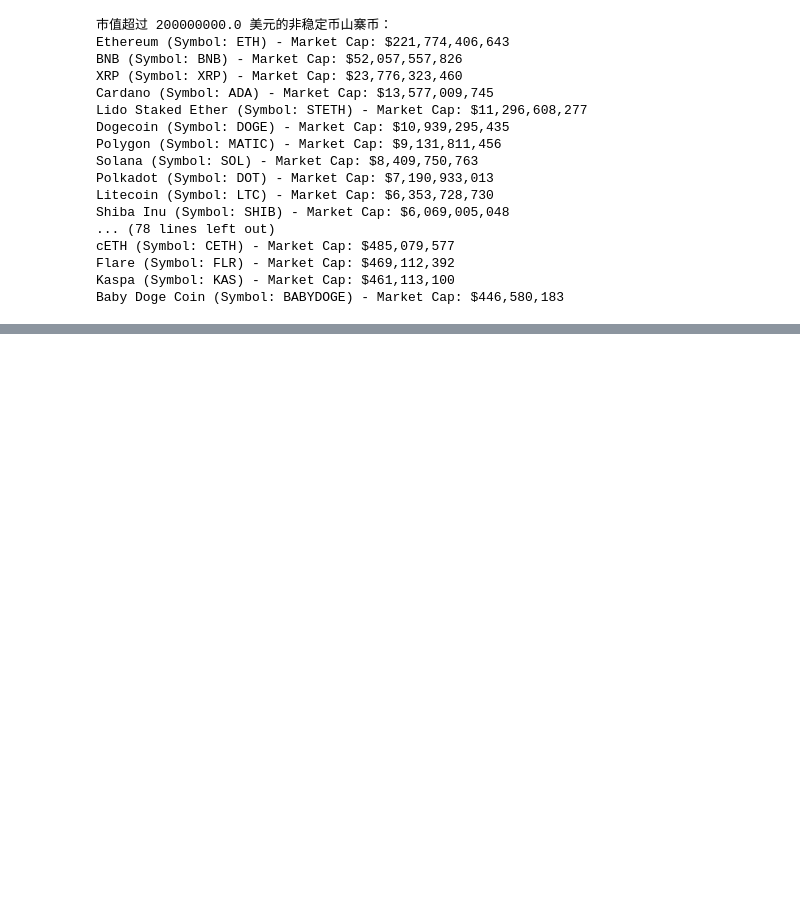
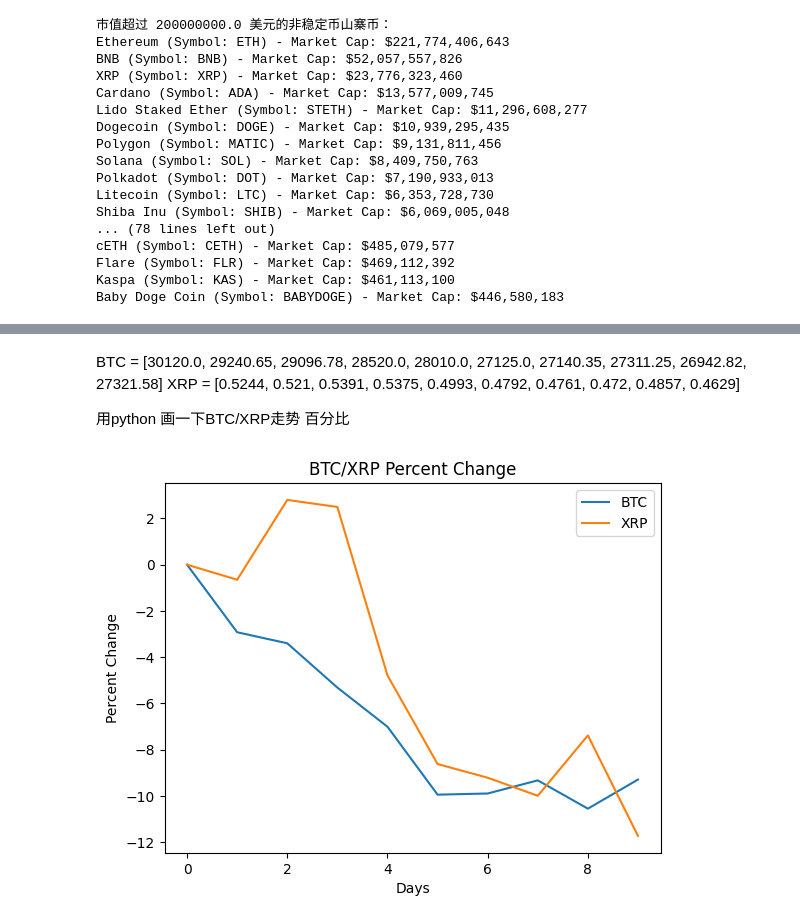
Before and after one commit to darrien-wang/codespaces-jupyter, a Jupyter notebook: notebooks/shortAlt.ipynb, the cells around one changed output, grey strips where cells are left out. Saved outputs shown, nothing was run; the diff lists cells and outputs as text; code cells hidden in the pictures; blank space fills up the shorter version.

```diff
--- a/notebooks/shortAlt.ipynb
+++ b/notebooks/shortAlt.ipynb
@@ -122,0 +242,30 @@ Baby Doge Coin (Symbol: BABYDOGE) - Market Cap: $446,580,183
+# %% [markdown]
+BTC = [30120.0, 29240.65, 29096.78, 28520.0, 28010.0, 27125.0, 27140.35, 27311.25, 26942.82, 27321.58]
+XRP = [0.5244, 0.521, 0.5391, 0.5375, 0.4993, 0.4792, 0.4761, 0.472, 0.4857, 0.4629]
+
+用python 画一下BTC/XRP走势 百分比
+# %%
+import matplotlib.pyplot as plt
+
+# Price data
+BTC = [30120.0, 29240.65, 29096.78, 28520.0, 28010.0, 27125.0, 27140.35, 27311.25, 26942.82, 27321.58]
+XRP = [0.5244, 0.521, 0.5391, 0.5375, 0.4993, 0.4792, 0.4761, 0.472, 0.4857, 0.4629]
+
+# Calculate percentage change from first values for each list
+btc_pct = [(x - BTC[0]) / BTC[0] * 100 for x in BTC]
+xrp_pct = [(x - XRP[0]) / XRP[0] * 100 for x in XRP]
+
+# Plot the data
+plt.plot(btc_pct, label='BTC')
+plt.plot(xrp_pct, label='XRP')
+
+# Add labels and legend
+plt.xlabel('Days')
+plt.ylabel('Percent Change')
+plt.title('BTC/XRP Percent Change')
+plt.legend()
+
+# Show the plot
+plt.show()
+# %% [output]
+[figure, added]
```
Also changed, not shown: parts of 12 cells of this notebook.
